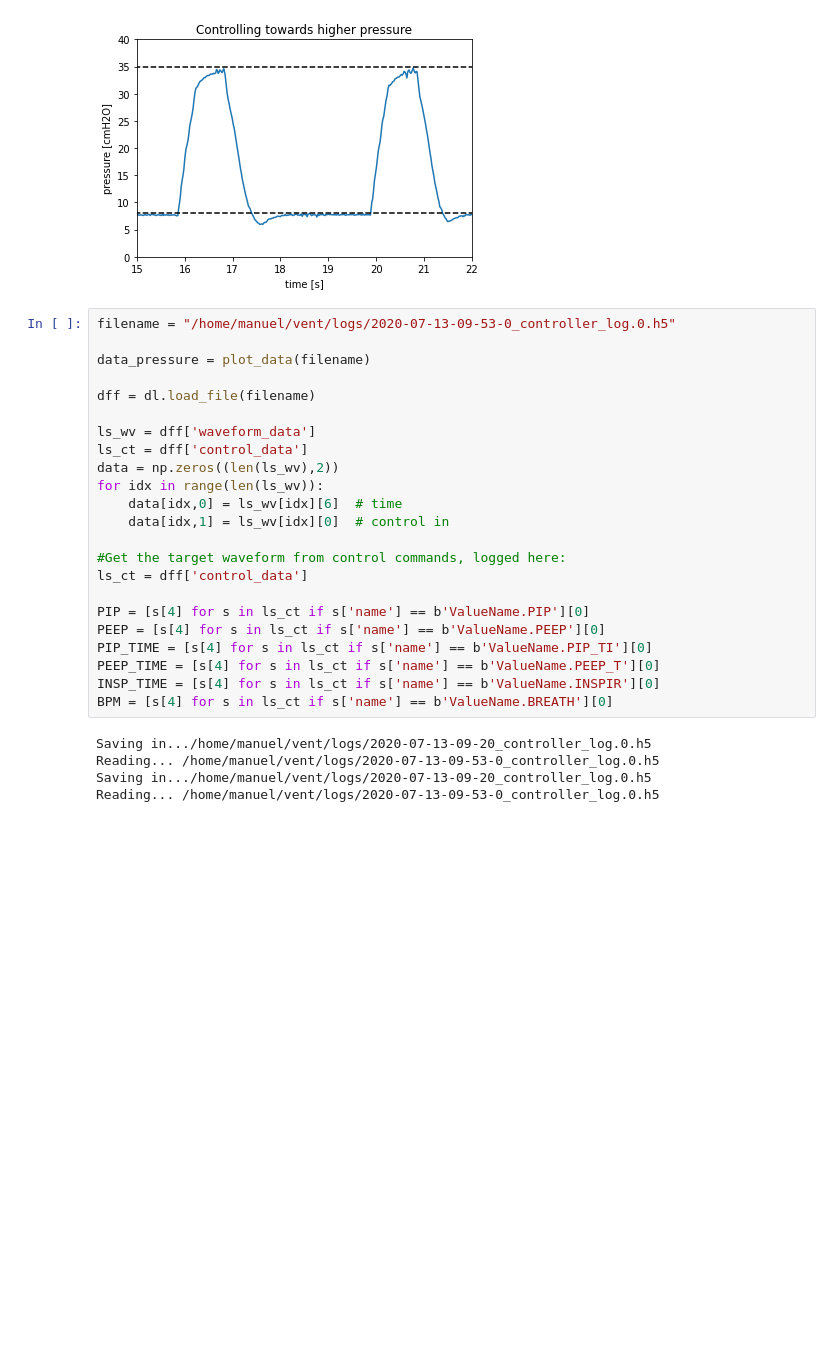
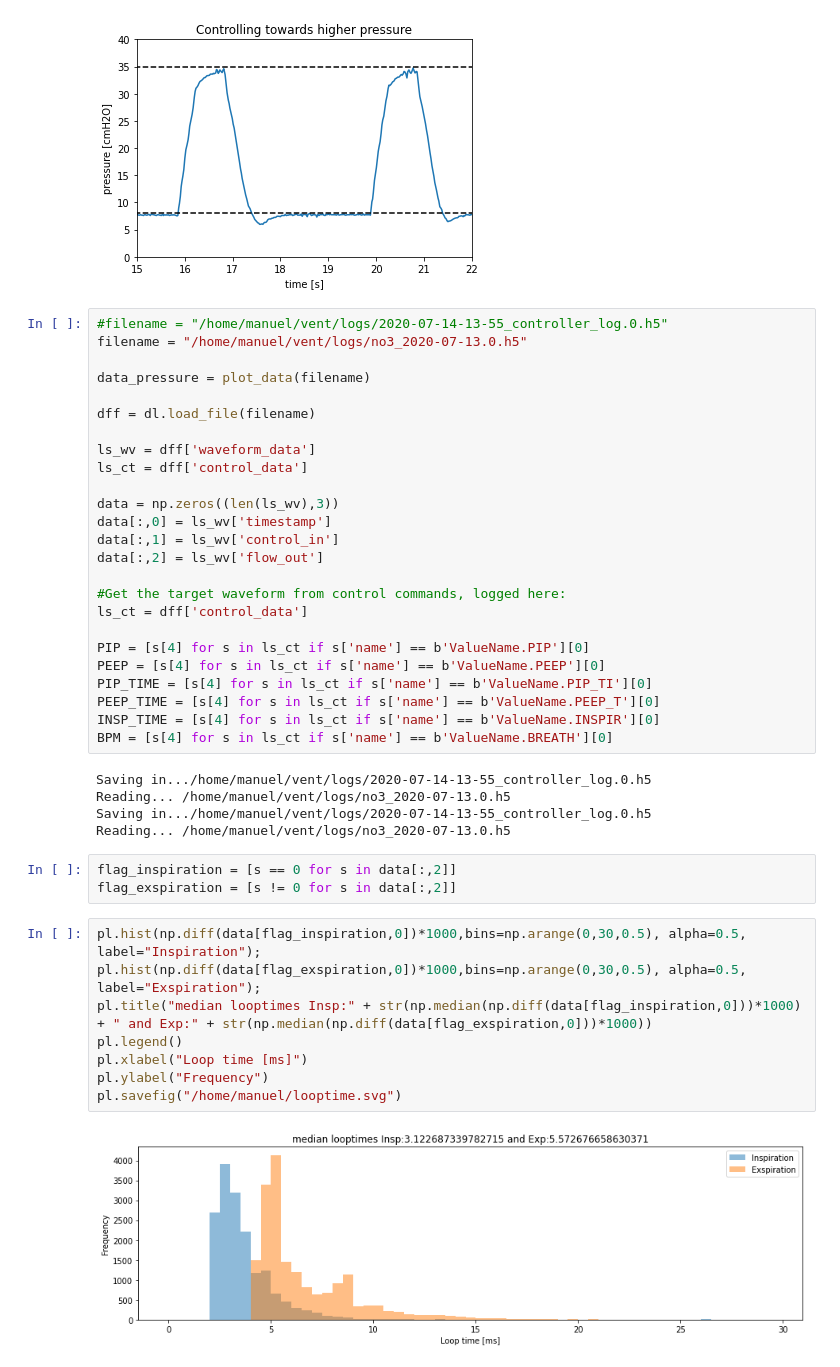
Before and after one commit to CohenLabPrinceton/pvp, a Jupyter notebook: sandbox/HOWTO_PlotData.ipynb, the cells around one changed output. Saved outputs shown, nothing was run; the diff lists cells and outputs as text; blank space fills up the shorter version.

```diff
--- a/sandbox/HOWTO_PlotData.ipynb
+++ b/sandbox/HOWTO_PlotData.ipynb
@@ -68,7 +65,8 @@ pl.title("Controlling towards higher pressure");
 # %% [output]
 [figure]
 # %%
-filename = "/home/manuel/vent/logs/2020-07-13-09-53-0_controller_log.0.h5"
+#filename = "/home/manuel/vent/logs/2020-07-14-13-55_controller_log.0.h5"
+filename = "/home/manuel/vent/logs/no3_2020-07-13.0.h5"
 
 data_pressure = plot_data(filename)
 
@@ -76,10 +74,11 @@ dff = dl.load_file(filename)
 
 ls_wv = dff['waveform_data']
 ls_ct = dff['control_data']
-data = np.zeros((len(ls_wv),2))
-for idx in range(len(ls_wv)):
-    data[idx,0] = ls_wv[idx][6]  # time
-    data[idx,1] = ls_wv[idx][0]  # control in
+
+data = np.zeros((len(ls_wv),3))
+data[:,0] = ls_wv['timestamp']
+data[:,1] = ls_wv['control_in']
+data[:,2] = ls_wv['flow_out']
 
 #Get the target waveform from control commands, logged here:
 ls_ct = dff['control_data']
@@ -91,7 +90,20 @@ PEEP_TIME = [s[4] for s in ls_ct if s['name'] == b'ValueName.PEEP_T'][0]
 INSP_TIME = [s[4] for s in ls_ct if s['name'] == b'ValueName.INSPIR'][0]
 BPM = [s[4] for s in ls_ct if s['name'] == b'ValueName.BREATH'][0]
 # %% [output]
-Saving in.../home/manuel/vent/logs/2020-07-13-09-20_controller_log.0.h5
-Reading... /home/manuel/vent/logs/2020-07-13-09-53-0_controller_log.0.h5
-Saving in.../home/manuel/vent/logs/2020-07-13-09-20_controller_log.0.h5
-Reading... /home/manuel/vent/logs/2020-07-13-09-53-0_controller_log.0.h5
+Saving in.../home/manuel/vent/logs/2020-07-14-13-55_controller_log.0.h5
+Reading... /home/manuel/vent/logs/no3_2020-07-13.0.h5
+Saving in.../home/manuel/vent/logs/2020-07-14-13-55_controller_log.0.h5
+Reading... /home/manuel/vent/logs/no3_2020-07-13.0.h5
+# %%
+flag_inspiration = [s == 0 for s in data[:,2]]
+flag_exspiration = [s != 0 for s in data[:,2]]
+# %%
+pl.hist(np.diff(data[flag_inspiration,0])*1000,bins=np.arange(0,30,0.5), alpha=0.5, label="Inspiration");
+pl.hist(np.diff(data[flag_exspiration,0])*1000,bins=np.arange(0,30,0.5), alpha=0.5, label="Exspiration");
+pl.title("median looptimes Insp:" + str(np.median(np.diff(data[flag_inspiration,0]))*1000) + " and Exp:" + str(np.median(np.diff(data[flag_exspiration,0]))*1000))
+pl.legend()
+pl.xlabel("Loop time [ms]")
+pl.ylabel("Frequency")
+pl.savefig("/home/manuel/looptime.svg")
+# %% [output]
+[figure, added]
```
Also changed, not shown: parts of 5 cells of this notebook.
